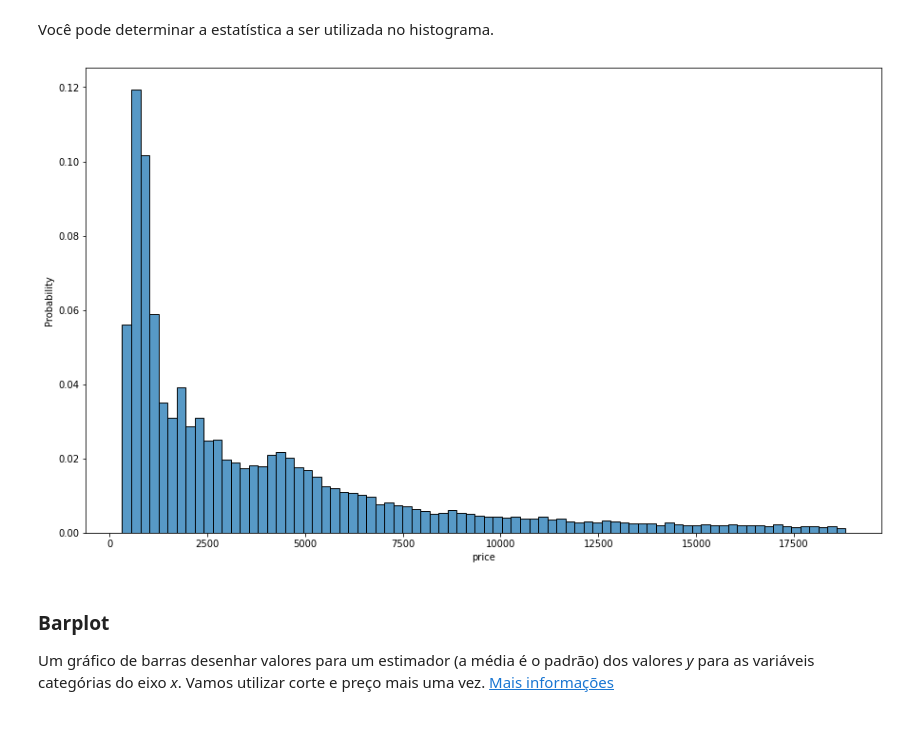
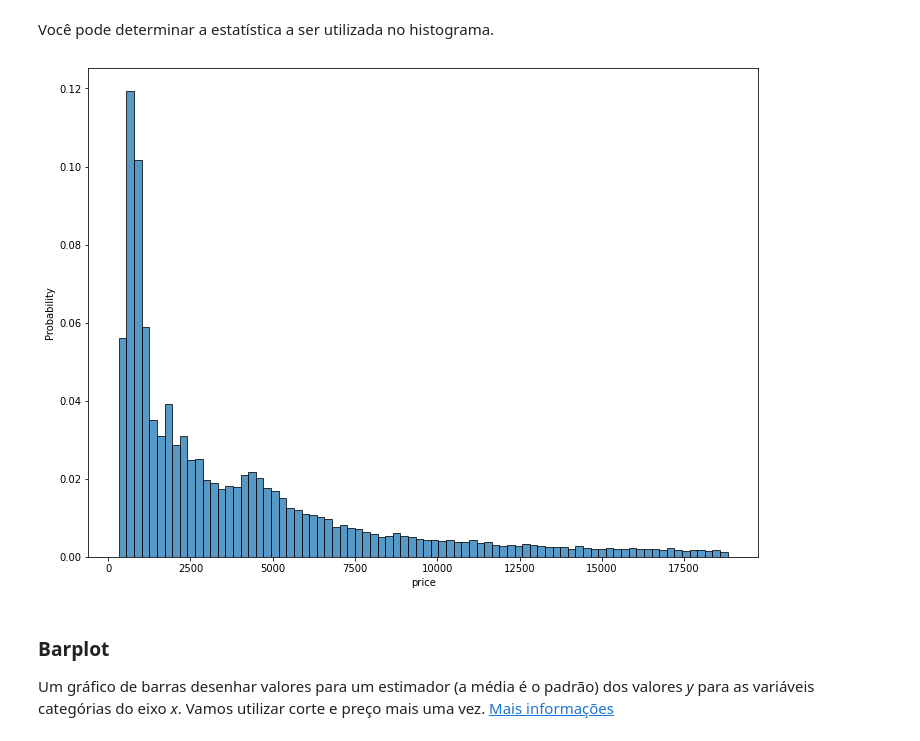
Before and after one commit to FilipeLima/Intro-Pandas, a Jupyter notebook: Workshop.ipynb, the cells around one changed output. Drawn from its saved outputs; the diff is of its cells as text; code cells hidden in the pictures.

```diff
--- a/Workshop.ipynb
+++ b/Workshop.ipynb
@@ -253,11 +533,11 @@ plt.show()
 # %% [markdown]
 Você pode determinar a estatística a ser utilizada no histograma.
 # %%
-plt.figure(figsize=(15,9))
+plt.figure(figsize=(12,9))
 sns.histplot(data=diamonds,x='price',stat='probability')
 plt.show()
 # %% [output]
-[figure, old version]
+[figure, new version]
 # %% [markdown]
 ### **Barplot**
 
```
Also changed, not shown: parts of 29 cells of this notebook.
